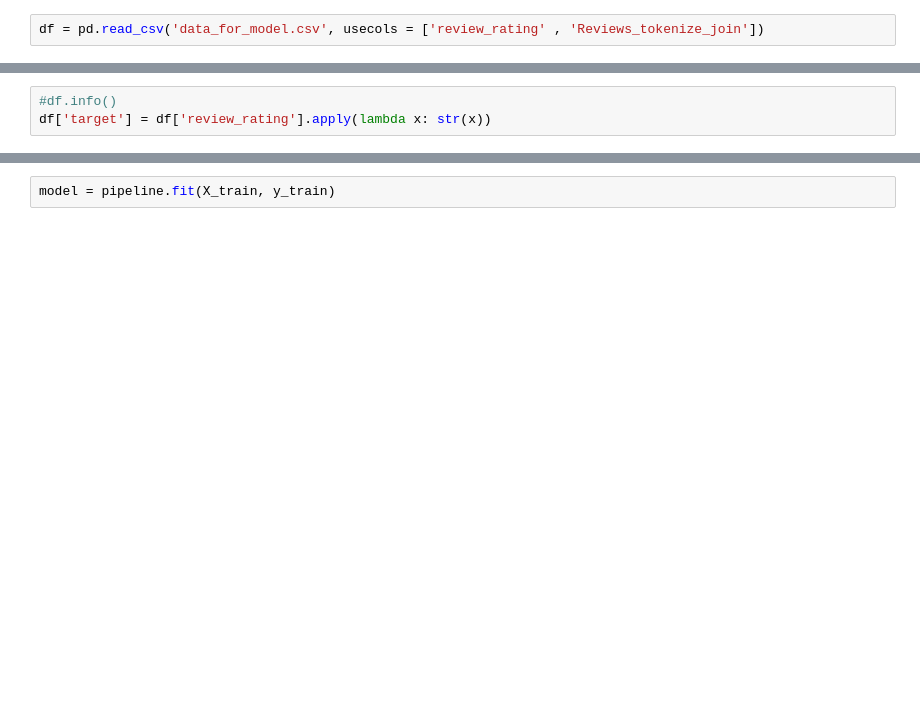
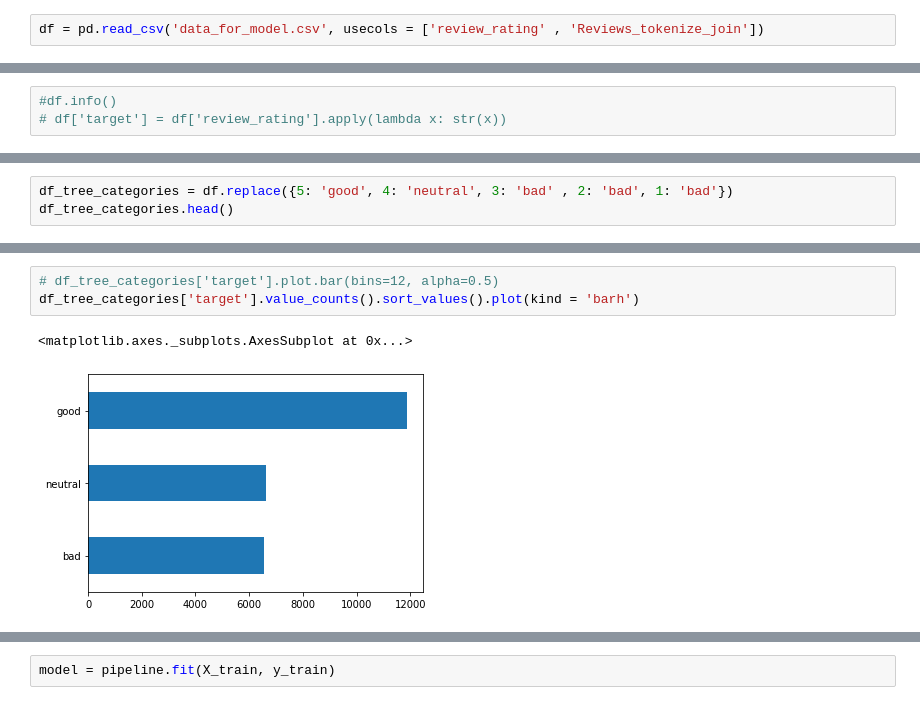
Before and after one commit to Cristinamulas/Text-Classification-And-Sentiment-Analysis-On-Hotel-Reviews, a Jupyter notebook: Text classification models.ipynb, the cells around one changed output, grey strips where cells are left out. Drawn from its saved outputs; the diff is of its cells as text; blank space fills up the shorter version.

```diff
--- a/Text classification models.ipynb
+++ b/Text classification models.ipynb
@@ -21,3 +44,3 @@ Name: review_rating, dtype: int64
 # %%
 #df.info()
-df['target'] = df['review_rating'].apply(lambda x: str(x))
+# df['target'] = df['review_rating'].apply(lambda x: str(x))
@@ -36,0 +369,3 @@ memory usage: 587.2+ KB
+# %%
+df_tree_categories = df.replace({5: 'good', 4: 'neutral', 3: 'bad' , 2: 'bad', 1: 'bad'})
+df_tree_categories.head()
@@ -36,0 +386,6 @@ memory usage: 587.2+ KB
+# %%
+# df_tree_categories['target'].plot.bar(bins=12, alpha=0.5)
+df_tree_categories['target'].value_counts().sort_values().plot(kind = 'barh')
+# %% [output]
+<matplotlib.axes._subplots.AxesSubplot at 0x...>
+[figure, added]
```
Also changed, not shown: parts of 96 cells of this notebook, 2 other files.
